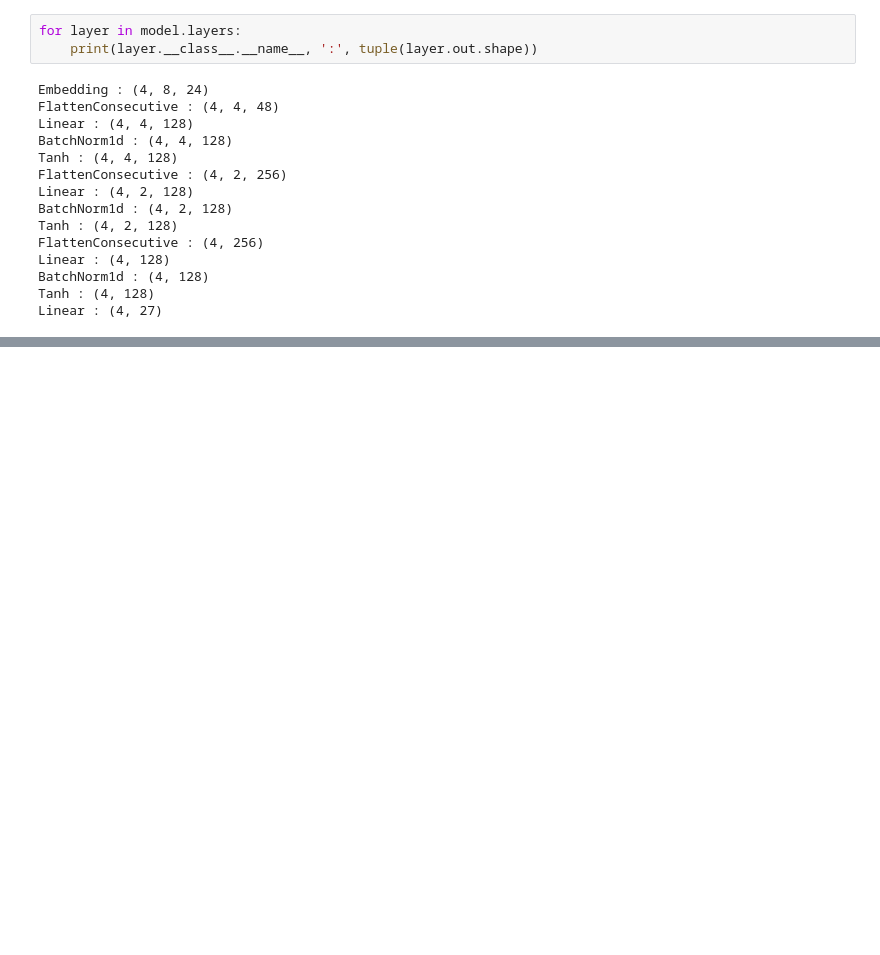
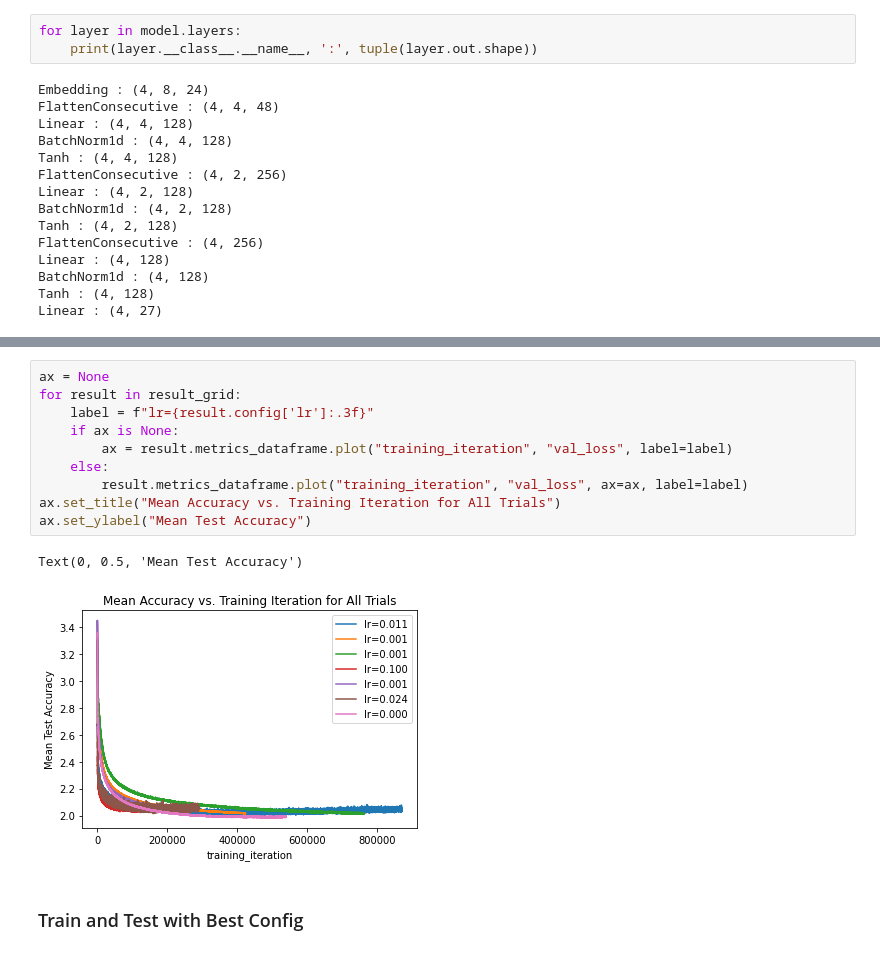
Before and after one commit to anubhavmaity/NeuralNetworks-Zero-To-Hero, a Jupyter notebook: nbs/exercises/05_wavenet_exercise.ipynb, the cells around one changed output, grey strips where cells are left out. Drawn from its saved outputs; the diff is of its cells as text; blank space fills up the shorter version.

```diff
--- a/nbs/exercises/05_wavenet_exercise.ipynb
+++ b/nbs/exercises/05_wavenet_exercise.ipynb
@@ -293,0 +587,15 @@ test 2.2992160320281982
+# %%
+ax = None
+for result in result_grid:
+    label = f"lr={result.config['lr']:.3f}"
+    if ax is None:
+        ax = result.metrics_dataframe.plot("training_iteration", "val_loss", label=label)
+    else:
+        result.metrics_dataframe.plot("training_iteration", "val_loss", ax=ax, label=label)
+ax.set_title("Mean Accuracy vs. Training Iteration for All Trials")
+ax.set_ylabel("Mean Test Accuracy")
+# %% [output]
+Text(0, 0.5, 'Mean Test Accuracy')
+[figure, added]
+# %% [markdown]
+### Train and Test with Best Config
```
Also changed, not shown: parts of 58 cells of this notebook.
